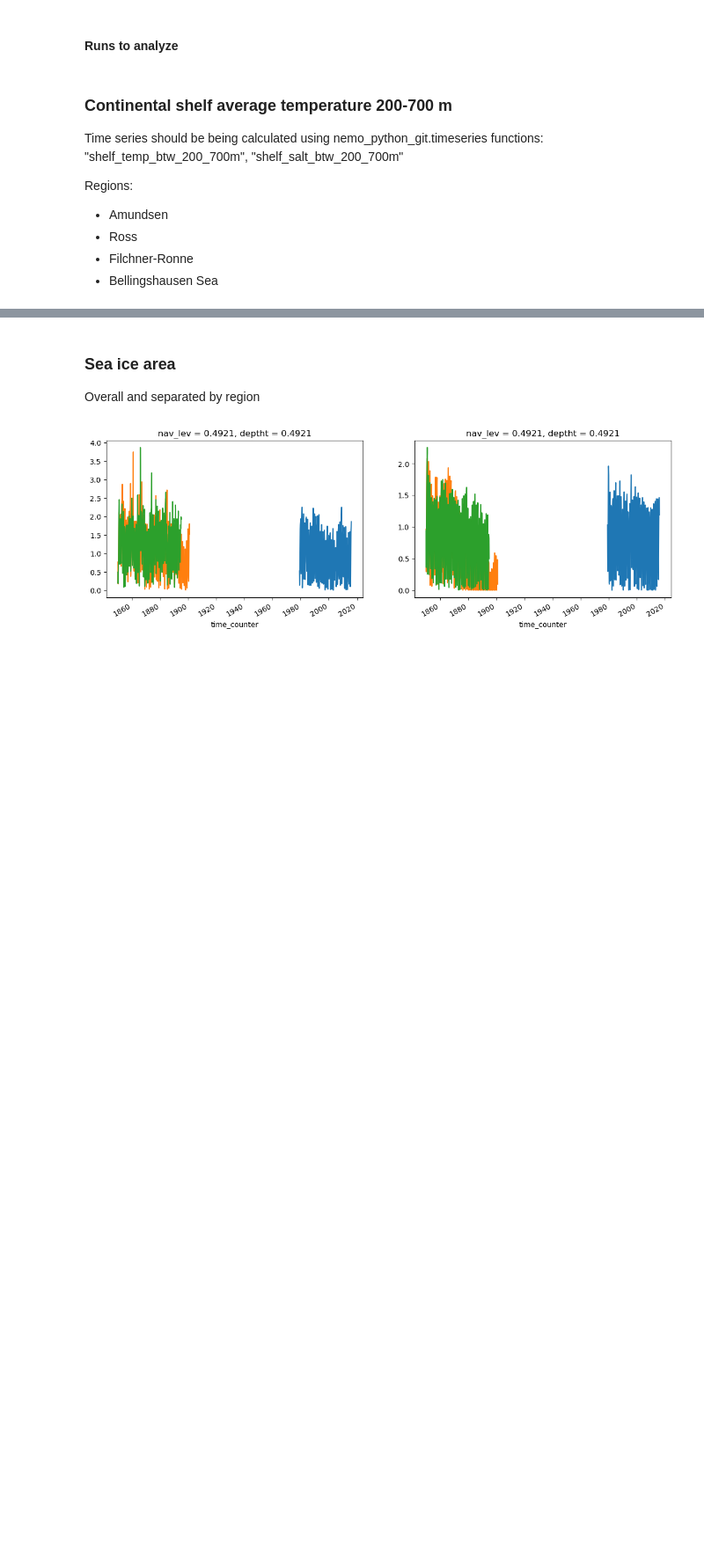
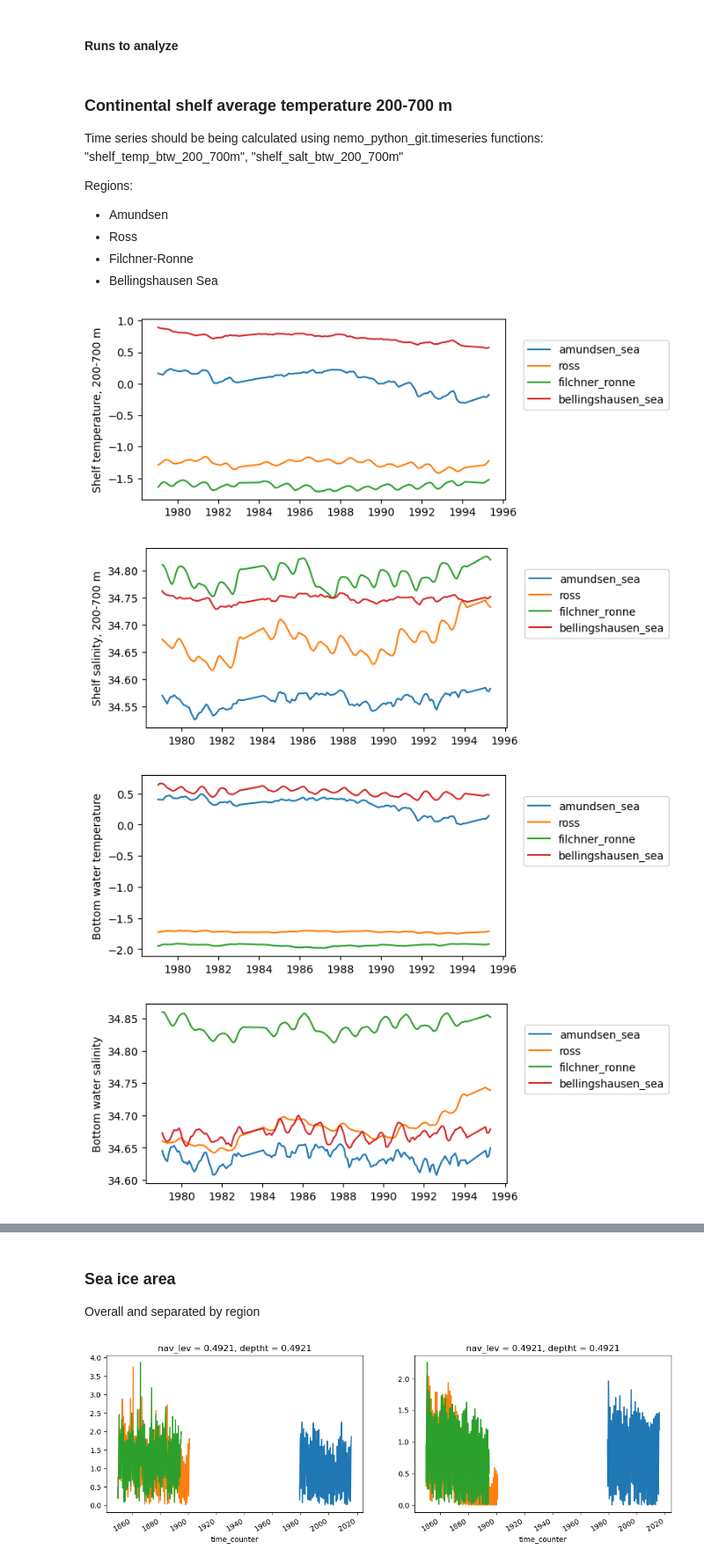
Before and after one commit to brogalla/analysis-birgal, a Jupyter notebook: nemo_config_setup/climate-experiments/CESM2/timeseries-spin-up.ipynb, the cells around one changed output, grey strips where cells are left out. Shown at 88% size. Drawn from its saved outputs; the diff is of its cells as text; code cells hidden in the pictures; blank space fills up the shorter version.

```diff
--- a/nemo_config_setup/climate-experiments/CESM2/timeseries-spin-up.ipynb
+++ b/nemo_config_setup/climate-experiments/CESM2/timeseries-spin-up.ipynb
@@ -65,0 +62,16 @@ var_names = [f'{regions[0]}_shelf_temp_btw_200_700m', f'{regions[0]}_shelf_salt_
+# %%
+# create a new figure for each variable
+for v, var_name in enumerate(var_names):
+
+    fig, ax = plt.subplots(1,1, figsize=(6,3))
+    for r, region in enumerate(regions):
+        varname = var_name.replace(regions[0], region)
+        ax.plot(ds_exp['time_counter'], ds_exp[varname], label=region, color=None)
+        ax.set_ylabel(var_titles[v])
+
+    ax.legend(loc=(1.05, 0.5))
+# %% [output]
+[figure, added]
+[figure, added]
+[figure, added]
+[figure, added]
```
Also changed, not shown: parts of 6 cells of this notebook, 1 other file.
